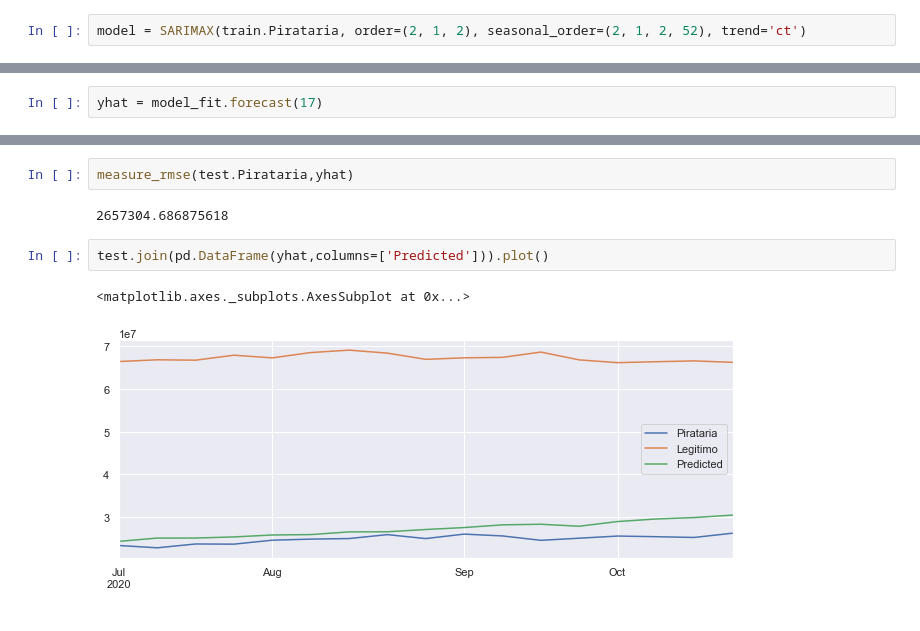
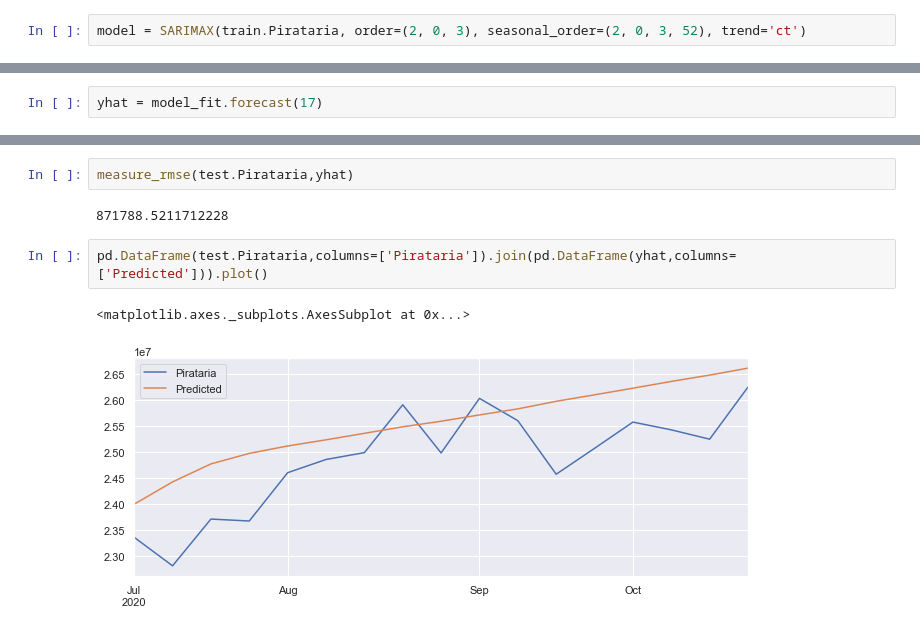
Before and after one commit to gustavo-pohlmann/TCC, a Jupyter notebook: TCC.ipynb, the cells around one changed output, grey strips where cells are left out. Cells and saved outputs as stored; diff of their text form.

Commit message:
SARIMA done, next step is more Viz and Predict

```diff
--- a/TCC.ipynb
+++ b/TCC.ipynb
@@ -297,5 +202,5 @@ print([score_model(train.Pirataria, n_test, cfg) for cfg in cfg_list])
 # %%
-model = SARIMAX(train.Pirataria, order=(2, 1, 2), seasonal_order=(2, 1, 2, 52), trend='ct')
+model = SARIMAX(train.Pirataria, order=(2, 0, 3), seasonal_order=(2, 0, 3, 52), trend='ct')
 # %%
 model_fit = model.fit()
 # %%
@@ -324,9 +208,9 @@ Freq: W-SUN, dtype: float64
 # %%
 measure_rmse(test.Pirataria,yhat)
 # %% [output]
-2657304.686875618
+871788.5211712228
 # %%
-test.join(pd.DataFrame(yhat,columns=['Predicted'])).plot()
+pd.DataFrame(test.Pirataria,columns=['Pirataria']).join(pd.DataFrame(yhat,columns=['Predicted'])).plot()
 # %% [output]
 <matplotlib.axes._subplots.AxesSubplot at 0x...>
-[figure, old version]
+[figure, new version]
```
Also changed, not shown: parts of 21 cells of this notebook.
